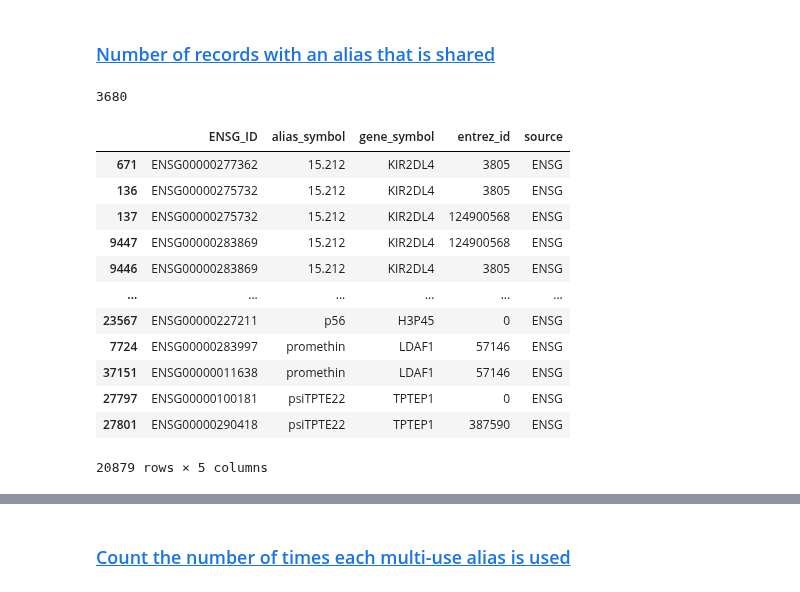
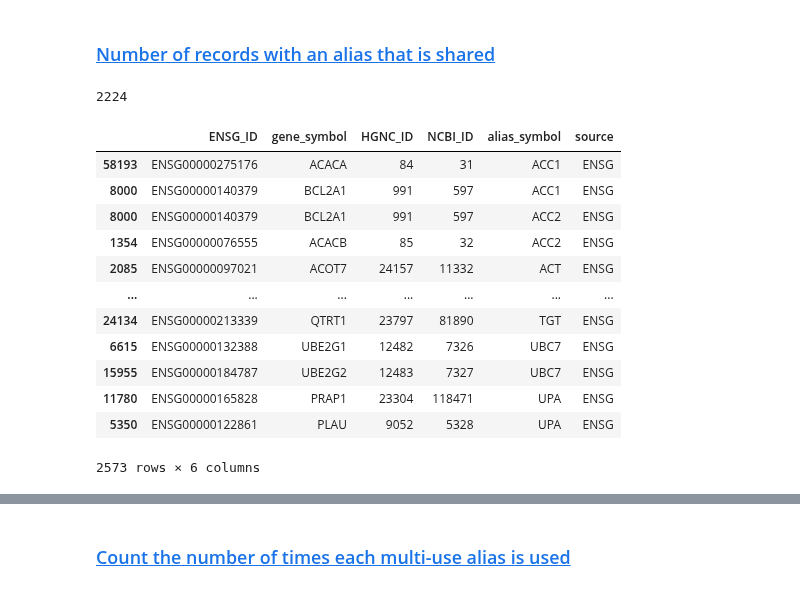
Before and after one commit to cancervariants/gene-harmony-analysis, a Jupyter notebook: total_alias_overlap.ipynb, the cells around one changed output, grey strips where cells are left out. Cells and saved outputs as stored; diff of their text form; code cells hidden in the pictures.

```diff
--- a/total_alias_overlap.ipynb
+++ b/total_alias_overlap.ipynb
@@ -124,0 +62,3 @@ duplicateENSG_ID.to_csv('../ensg_duplicateENSG_ID.csv', index=True)
+# %%
+mini_ensg_df = pd.read_csv('Downloaded_files/mini_ensg_df.csv', dtype={'HGNC_ID': pd.Int64Dtype(), 'NCBI_ID': pd.Int64Dtype()})
+mini_ensg_df
@@ -225,0 +190,2 @@ ensg_alias_len
+# %%
+mini_ensg_df = mini_ensg_df.drop_duplicates(subset=['gene_symbol', 'alias_symbol'], keep='first')
@@ -227,7 +201,7 @@ ensg_alias_len
 ### <a id='toc3_1_7_'></a>[Pull out all the rows that have an alias symbol that can be found elsewhere](#toc0_)
 # %%
 mini_ensg_df['alias_duplicates'] = mini_ensg_df.duplicated(subset= 'alias_symbol', keep=False)
-mini_ensg_df = mini_ensg_df[mini_ensg_df['alias_duplicates'] == True]
-mini_ensg_df = mini_ensg_df.drop(['alias_duplicates'], axis=1)
-mini_ensg_df.head(5)
+aa_collision_ensg_df = mini_ensg_df[mini_ensg_df['alias_duplicates'] == True]
+aa_collision_ensg_df = aa_collision_ensg_df.drop(['alias_duplicates'], axis=1)
+aa_collision_ensg_df.head(5)
 # %% [output]
@@ -258,0 +221,3 @@ mini_ensg_df
+# %%
+aa_collision_ensg_df = aa_collision_ensg_df.sort_values('alias_symbol')
+aa_collision_ensg_df
@@ -261,25 +240,25 @@ mini_ensg_df
 # %% [markdown]
 ### <a id='toc3_1_9_'></a>[Number of records with an alias that is shared](#toc0_)
 # %%
-ensg_gene_symbol_set_wsharedalias = set(mini_ensg_df['gene_symbol'])
-len(ensg_gene_symbol_set_wsharedalias)
+ensg_alias_alias_collision_primary_symbol_set = set(aa_collision_ensg_df['gene_symbol'])
+len(ensg_alias_alias_collision_primary_symbol_set)
 # %% [output]
-3680
+2224
 # %%
-mini_ensg_df['source'] = 'ENSG'
-mini_ensg_df
+aa_collision_ensg_df['source'] = 'ENSG'
+aa_collision_ensg_df
 # %% [output]
-|  | ENSG_ID | alias_symbol | gene_symbol | entrez_id | source |
-| 671 | ENSG00000277362 | 15.212 | KIR2DL4 | 3805 | ENSG |
-| 136 | ENSG00000275732 | 15.212 | KIR2DL4 | 3805 | ENSG |
-| 137 | ENSG00000275732 | 15.212 | KIR2DL4 | 124900568 | ENSG |
-| 9447 | ENSG00000283869 | 15.212 | KIR2DL4 | 124900568 | ENSG |
-| 9446 | ENSG00000283869 | 15.212 | KIR2DL4 | 3805 | ENSG |
-| ... | ... | ... | ... | ... | ... |
-| 23567 | ENSG00000227211 | p56 | H3P45 | 0 | ENSG |
-| 7724 | ENSG00000283997 | promethin | LDAF1 | 57146 | ENSG |
-| 37151 | ENSG00000011638 | promethin | LDAF1 | 57146 | ENSG |
-| 27797 | ENSG00000100181 | psiTPTE22 | TPTEP1 | 0 | ENSG |
-| 27801 | ENSG00000290418 | psiTPTE22 | TPTEP1 | 387590 | ENSG |
+|  | ENSG_ID | gene_symbol | HGNC_ID | NCBI_ID | alias_symbol | source |
+| 58193 | ENSG00000275176 | ACACA | 84 | 31 | ACC1 | ENSG |
+| 8000 | ENSG00000140379 | BCL2A1 | 991 | 597 | ACC1 | ENSG |
+| 8000 | ENSG00000140379 | BCL2A1 | 991 | 597 | ACC2 | ENSG |
+| 1354 | ENSG00000076555 | ACACB | 85 | 32 | ACC2 | ENSG |
+| 2085 | ENSG00000097021 | ACOT7 | 24157 | 11332 | ACT | ENSG |
+| ... | ... | ... | ... | ... | ... | ... |
+| 24134 | ENSG00000213339 | QTRT1 | 23797 | 81890 | TGT | ENSG |
+| 6615 | ENSG00000132388 | UBE2G1 | 12482 | 7326 | UBC7 | ENSG |
+| 15955 | ENSG00000184787 | UBE2G2 | 12483 | 7327 | UBC7 | ENSG |
+| 11780 | ENSG00000165828 | PRAP1 | 23304 | 118471 | UPA | ENSG |
+| 5350 | ENSG00000122861 | PLAU | 9052 | 5328 | UPA | ENSG |
-20879 rows × 5 columns
+2573 rows × 6 columns
 # %%
```
Also changed, not shown: parts of 225 cells of this notebook, 8 other files.
